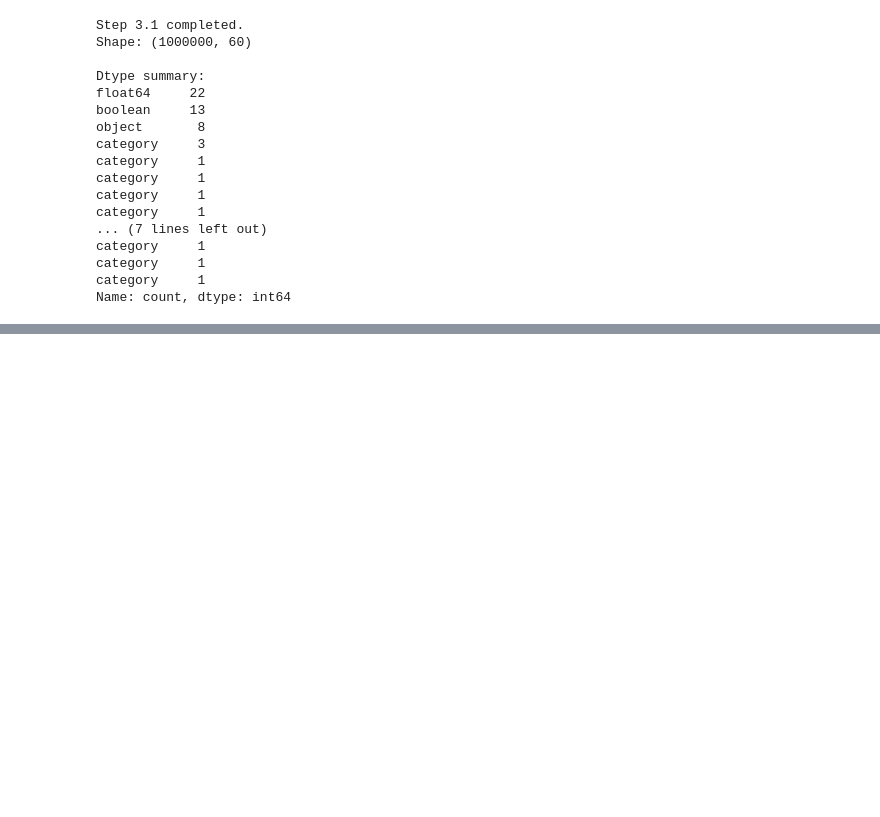
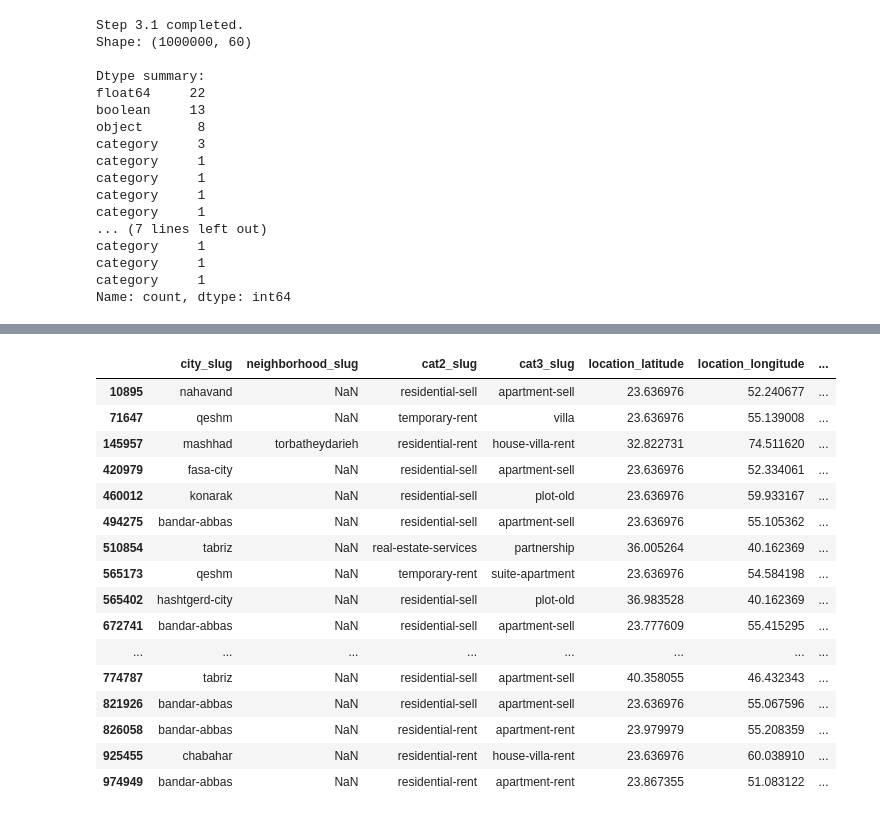
Before and after one commit to AliRaddman/divar-ml-project, a Jupyter notebook: notebooks/01_preprocessing.ipynb, the cells around one changed output, grey strips where cells are left out. Cells and saved outputs as stored; diff of their text form; code cells hidden in the pictures; blank space fills up the shorter version.

```diff
--- a/notebooks/01_preprocessing.ipynb
+++ b/notebooks/01_preprocessing.ipynb
@@ -440,0 +979,9 @@ df[[
+# %%
+data_path = "/content/drive/MyDrive/divar_project/cleaned_step2_benyamin_v2.parquet"
+
+df = pd.read_parquet(data_path)
+
+print("Shape:", df.shape)
+print("Number of columns:", len(df.columns))
+
+df.head()
@@ -440,0 +1120,32 @@ df[[
+# %%
+invalid_geo = df[df["has_geo"] & (df["is_valid_geo_basic"] == False)].copy()
+
+invalid_geo[
+    [
+        "city_slug",
+        "neighborhood_slug",
+        "cat2_slug",
+        "cat3_slug",
+        "location_latitude",
+        "location_longitude",
+        "location_radius",
+    ]
+]
+# %% [output]
+|  | city_slug | neighborhood_slug | cat2_slug | cat3_slug | location_latitude | location_longitude | ... |
+| 10895 | nahavand | NaN | residential-sell | apartment-sell | 23.636976 | 52.240677 | ... |
+| 71647 | qeshm | NaN | temporary-rent | villa | 23.636976 | 55.139008 | ... |
+| 145957 | mashhad | torbatheydarieh | residential-rent | house-villa-rent | 32.822731 | 74.511620 | ... |
+| 420979 | fasa-city | NaN | residential-sell | apartment-sell | 23.636976 | 52.334061 | ... |
+| 460012 | konarak | NaN | residential-sell | plot-old | 23.636976 | 59.933167 | ... |
+| 494275 | bandar-abbas | NaN | residential-sell | apartment-sell | 23.636976 | 55.105362 | ... |
+| 510854 | tabriz | NaN | real-estate-services | partnership | 36.005264 | 40.162369 | ... |
+| 565173 | qeshm | NaN | temporary-rent | suite-apartment | 23.636976 | 54.584198 | ... |
+| 565402 | hashtgerd-city | NaN | residential-sell | plot-old | 36.983528 | 40.162369 | ... |
+| 672741 | bandar-abbas | NaN | residential-sell | apartment-sell | 23.777609 | 55.415295 | ... |
+| ... | ... | ... | ... | ... | ... | ... | ... |
+| 774787 | tabriz | NaN | residential-sell | apartment-sell | 40.358055 | 46.432343 | ... |
+| 821926 | bandar-abbas | NaN | residential-sell | apartment-sell | 23.636976 | 55.067596 | ... |
+| 826058 | bandar-abbas | NaN | residential-rent | apartment-rent | 23.979979 | 55.208359 | ... |
+| 925455 | chabahar | NaN | residential-rent | house-villa-rent | 23.636976 | 60.038910 | ... |
+| 974949 | bandar-abbas | NaN | residential-rent | apartment-rent | 23.867355 | 51.083122 | ... |
```
Also changed, not shown: parts of 73 cells of this notebook.
